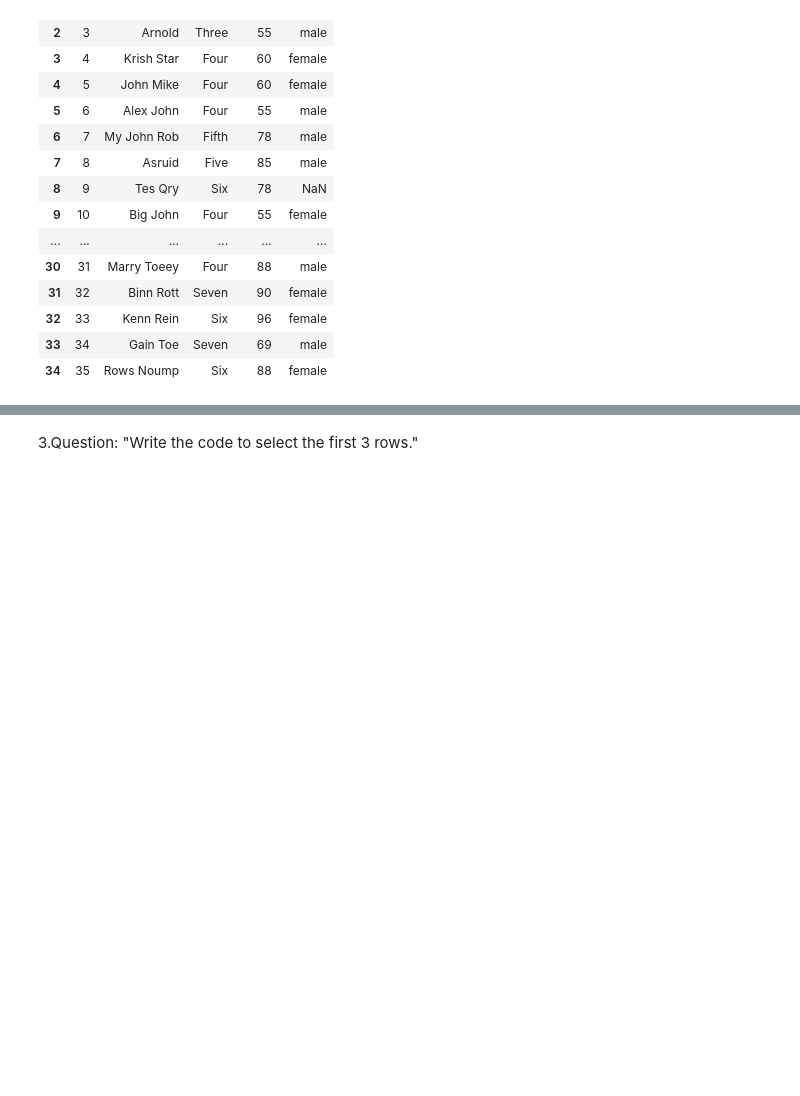
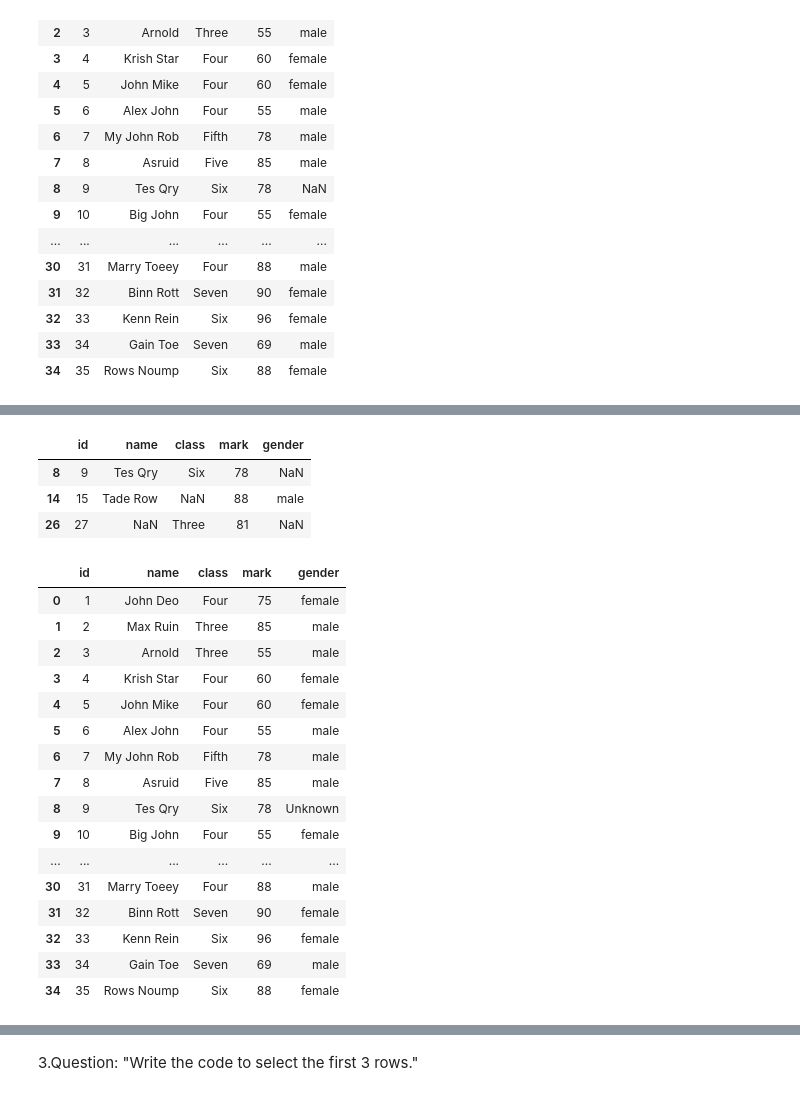
Before and after one commit to Alaina-dev/Student-Performance, a Jupyter notebook: python_day3_tasks.ipynb, the cells around one changed output, grey strips where cells are left out. Drawn from its saved outputs; the diff is of its cells as text; code cells hidden in the pictures; blank space fills up the shorter version.

```diff
--- a/python_day3_tasks.ipynb
+++ b/python_day3_tasks.ipynb
@@ -38,0 +67,33 @@ dataframe.head(5)
+# %%
+# Step 3 - Locate the missing data
+dataframe[dataframe.isna().any(axis=1)]
+# %% [output]
+|  | id | name | class | mark | gender |
+| 8 | 9 | Tes Qry | Six | 78 | NaN |
+| 14 | 15 | Tade Row | NaN | 88 | male |
+| 26 | 27 | NaN | Three | 81 | NaN |
+# %%
+# Step 4 - Handing missing data
+dataframe["gender"] = dataframe["gender"].fillna("Unknown") # Since gender is categorical and not numeric, never use 0 or guessing
+dataframe["name"] = dataframe["name"].fillna("Unknown")
+dataframe["class"].mode()
+dataframe["class"] = dataframe["class"].fillna(dataframe["class"].mode()[0])
+dataframe
+# %% [output]
+|  | id | name | class | mark | gender |
+| 0 | 1 | John Deo | Four | 75 | female |
+| 1 | 2 | Max Ruin | Three | 85 | male |
+| 2 | 3 | Arnold | Three | 55 | male |
+| 3 | 4 | Krish Star | Four | 60 | female |
+| 4 | 5 | John Mike | Four | 60 | female |
+| 5 | 6 | Alex John | Four | 55 | male |
+| 6 | 7 | My John Rob | Fifth | 78 | male |
+| 7 | 8 | Asruid | Five | 85 | male |
+| 8 | 9 | Tes Qry | Six | 78 | Unknown |
+| 9 | 10 | Big John | Four | 55 | female |
+| ... | ... | ... | ... | ... | ... |
+| 30 | 31 | Marry Toeey | Four | 88 | male |
+| 31 | 32 | Binn Rott | Seven | 90 | female |
+| 32 | 33 | Kenn Rein | Six | 96 | female |
+| 33 | 34 | Gain Toe | Seven | 69 | male |
+| 34 | 35 | Rows Noump | Six | 88 | female |
```
Also changed, not shown: parts of 62 cells of this notebook.
